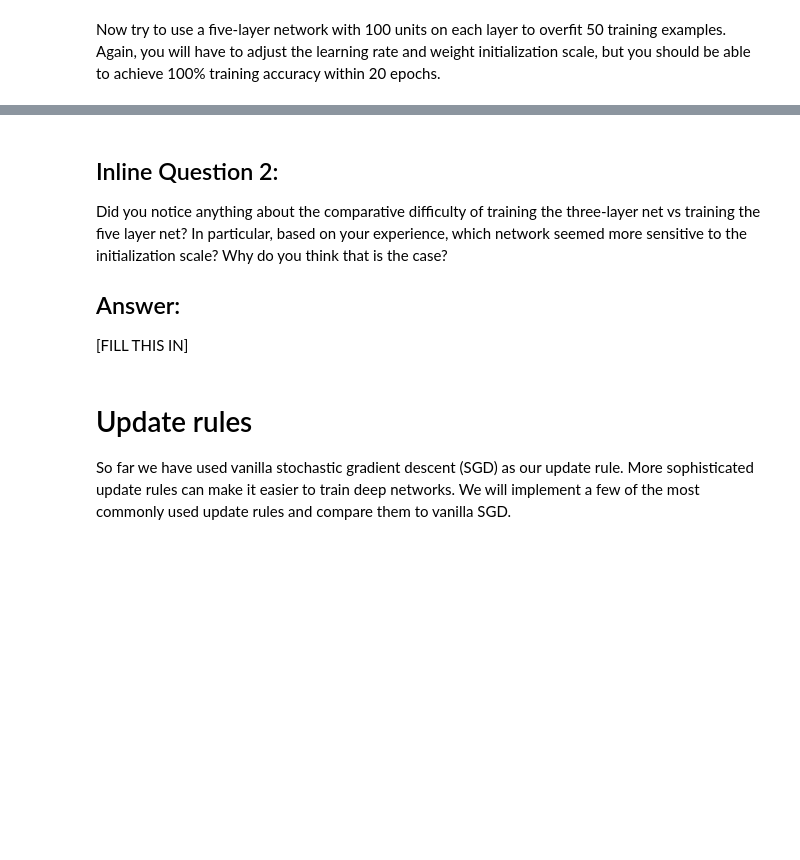
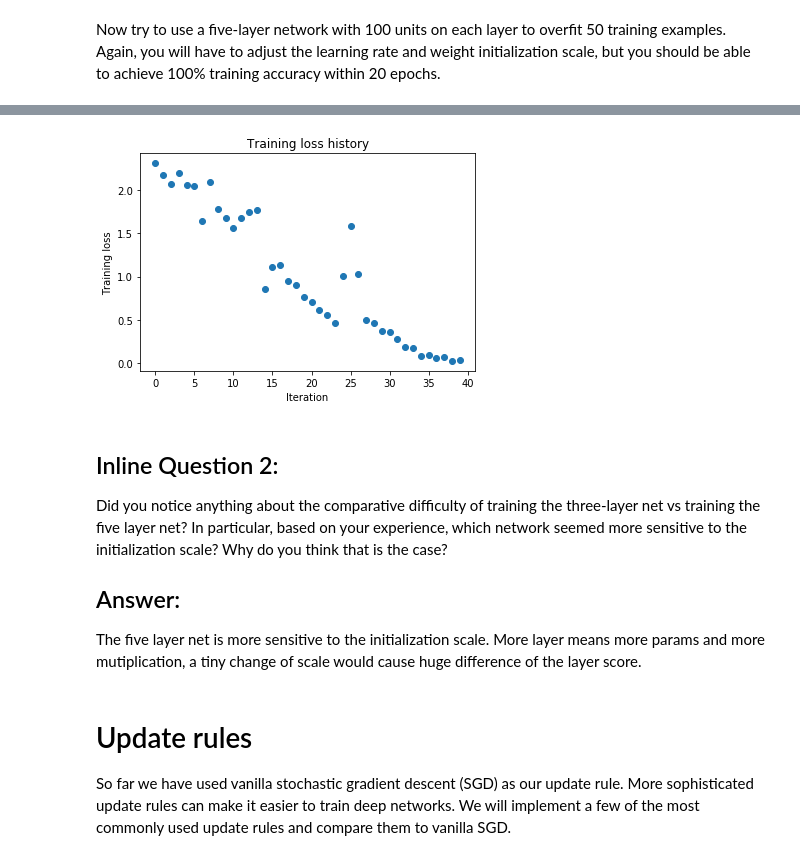
Before and after one commit to sun3396815/cs231n-2020, a Jupyter notebook: assignment2/FullyConnectedNets.ipynb, the cells around one changed output, grey strips where cells are left out. Drawn from its saved outputs; the diff is of its cells as text; code cells hidden in the pictures; blank space fills up the shorter version.

```diff
--- a/assignment2/FullyConnectedNets.ipynb
+++ b/assignment2/FullyConnectedNets.ipynb
@@ -417,8 +520,8 @@ small_data = {
   'y_val': data['y_val'],
 }
 
-learning_rate = 2e-3  # Experiment with this!
-weight_scale = 1e-5   # Experiment with this!
+learning_rate = 3e-2  # Experiment with this!
+weight_scale = 3e-2  # Experiment with this!
 model = FullyConnectedNet([100, 100, 100, 100],
                 weight_scale=weight_scale, dtype=np.float64)
 solver = Solver(model, small_data,
@@ -435,3 +538,4 @@ plt.title('Training loss history')
 plt.xlabel('Iteration')
 plt.ylabel('Training loss')
 plt.show()
+# %% [output]
@@ -438,9 +559,10 @@ plt.show()
+[figure, added]
 # %% [markdown]
 ## Inline Question 2:
 Did you notice anything about the comparative difficulty of training the three-layer net vs training the five layer net? In particular, based on your experience, which network seemed more sensitive to the initialization scale? Why do you think that is the case?
 
 ## Answer:
-[FILL THIS IN]
+The five layer net is more sensitive to the initialization scale. More layer means more params and more mutiplication, a tiny change of scale would cause huge difference of the layer score.
 # %% [markdown]
 # Update rules
 So far we have used vanilla stochastic gradient descent (SGD) as our update rule. More sophisticated update rules can make it easier to train deep networks. We will implement a few of the most commonly used update rules and compare them to vanilla SGD.
```
Also changed, not shown: parts of 23 cells of this notebook, 6 other files.
